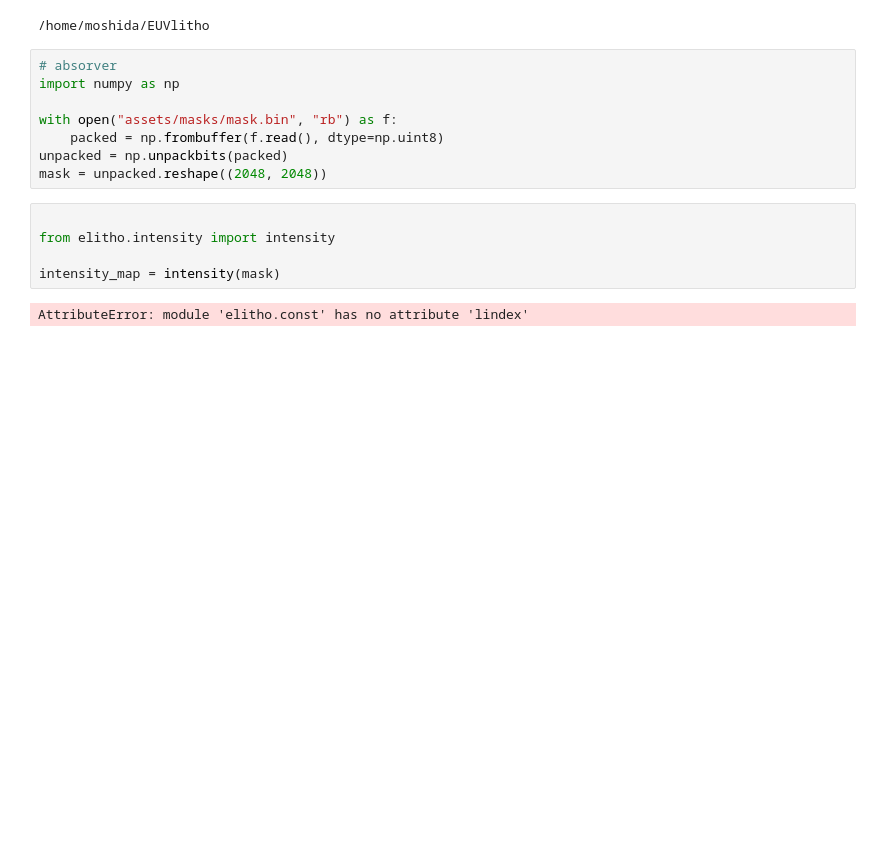
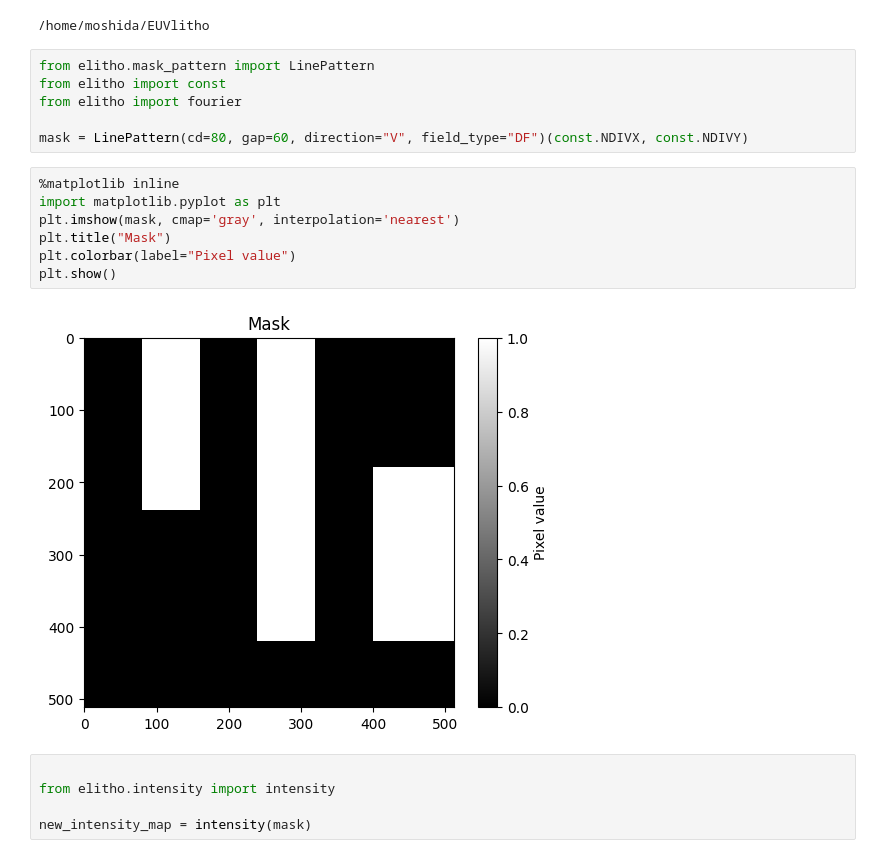
Before and after one commit to takahashi-edalab/EUVlitho, a Jupyter notebook: notebooks/abbe.ipynb, the cells around one changed output. Drawn from its saved outputs; the diff is of its cells as text; blank space fills up the shorter version.

```diff
--- a/notebooks/abbe.ipynb
+++ b/notebooks/abbe.ipynb
@@ -5,18 +5,23 @@
 # %% [output]
 /home/moshida/EUVlitho
 # %%
-# absorver
-import numpy as np
+from elitho.mask_pattern import LinePattern
+from elitho import const
+from elitho import fourier
 
-with open("assets/masks/mask.bin", "rb") as f:
-    packed = np.frombuffer(f.read(), dtype=np.uint8)
-unpacked = np.unpackbits(packed)
-mask = unpacked.reshape((2048, 2048))
+mask = LinePattern(cd=80, gap=60, direction="V", field_type="DF")(const.NDIVX, const.NDIVY)
+# %%
+%matplotlib inline
+import matplotlib.pyplot as plt
+plt.imshow(mask, cmap='gray', interpolation='nearest')
+plt.title("Mask")
+plt.colorbar(label="Pixel value")
+plt.show()
+# %% [output]
+[figure, added]
 # %%
 
 from elitho.intensity import intensity
 
-intensity_map = intensity(mask)
+new_intensity_map = intensity(mask)
-# %% [output]
-AttributeError: module 'elitho.const' has no attribute 'lindex'
 # %%
```
Also changed, not shown: parts of 3 cells of this notebook, 16 other files.
